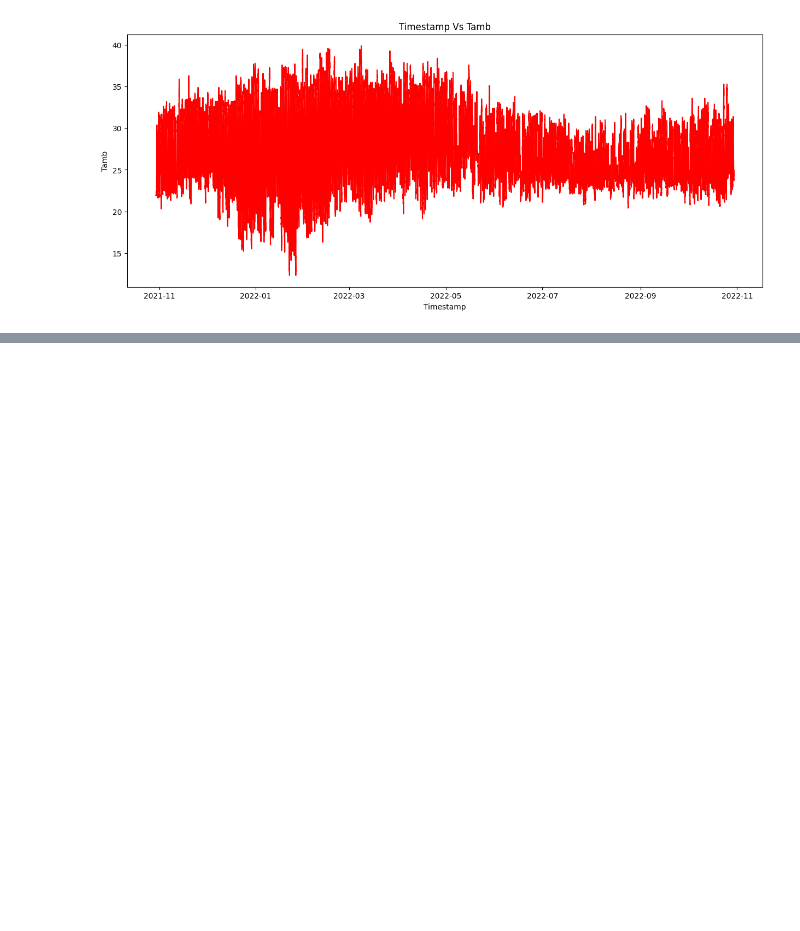
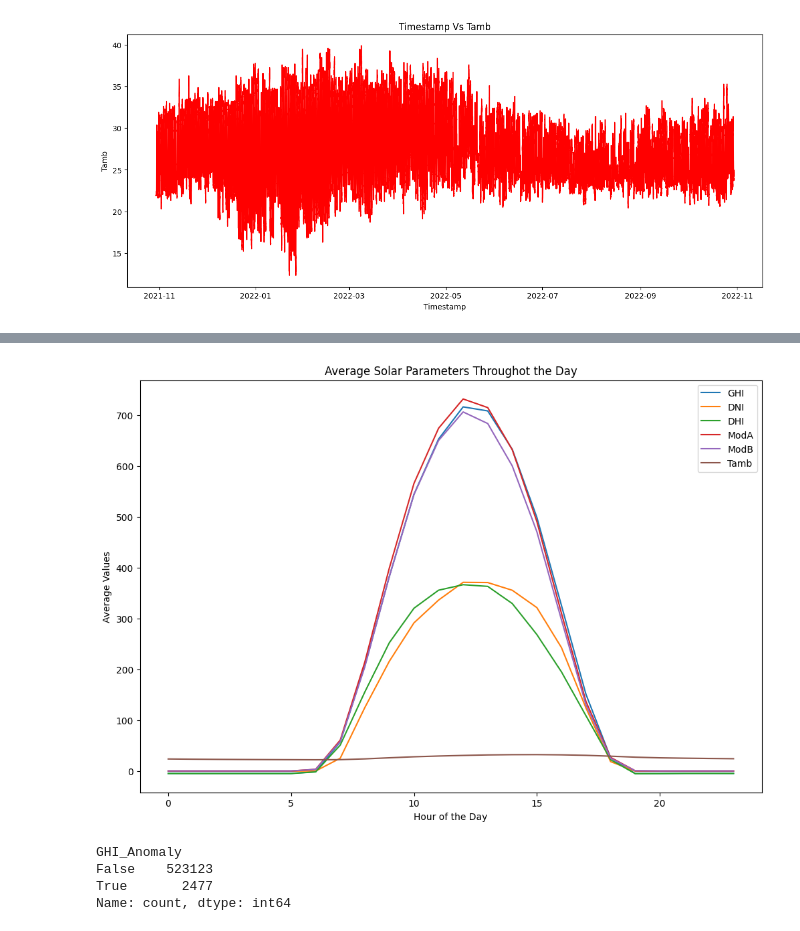
Before and after one commit to Kidist-c/solar-challenge-week1, a Jupyter notebook: notebooks/sierraleone-eda.ipynb, the cells around one changed output, grey strips where cells are left out. Drawn from its saved outputs; the diff is of its cells as text; code cells hidden in the pictures; blank space fills up the shorter version.

```diff
--- a/notebooks/sierraleone-eda.ipynb
+++ b/notebooks/sierraleone-eda.ipynb
@@ -194,0 +225,22 @@ plt.show()
+# %%
+# Trends throughout the day
+sierra_cp['Hour']=sierra_cp.index.hour # extraxt hour from timestamp
+daily_avg=sierra_cp.groupby('Hour')[num_cols].mean()
+daily_avg.plot(figsize=(12,8))
+plt.title('Average Solar Parameters Throughot the Day')
+plt.xlabel('Hour of the Day')
+plt.ylabel('Average Values')
+plt.show()
+# %% [output]
+[figure, added]
+# %%
+# Detect anomalies in GHI using rolling mean and std deviation
+ghi_mean,ghi_std=sierra_cp['GHI'].mean(),sierra_cp['GHI'].std()
+# detect anomalies
+sierra_cp['GHI_Anomaly']=((sierra_cp['GHI']> (ghi_mean + 3*ghi_std)) | (sierra_cp['GHI']< (ghi_mean - 3*ghi_std)))
+sierra_cp['GHI_Anomaly'].value_counts()
+# %% [output]
+GHI_Anomaly
+False    523123
+True       2477
+Name: count, dtype: int64
```
Also changed, not shown: parts of 14 cells of this notebook.
